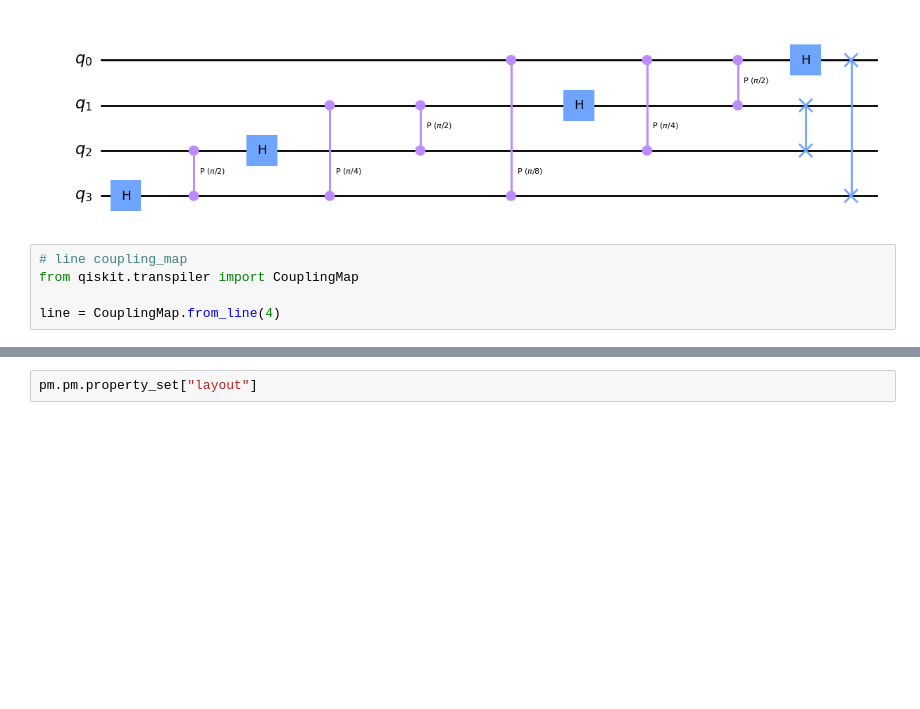
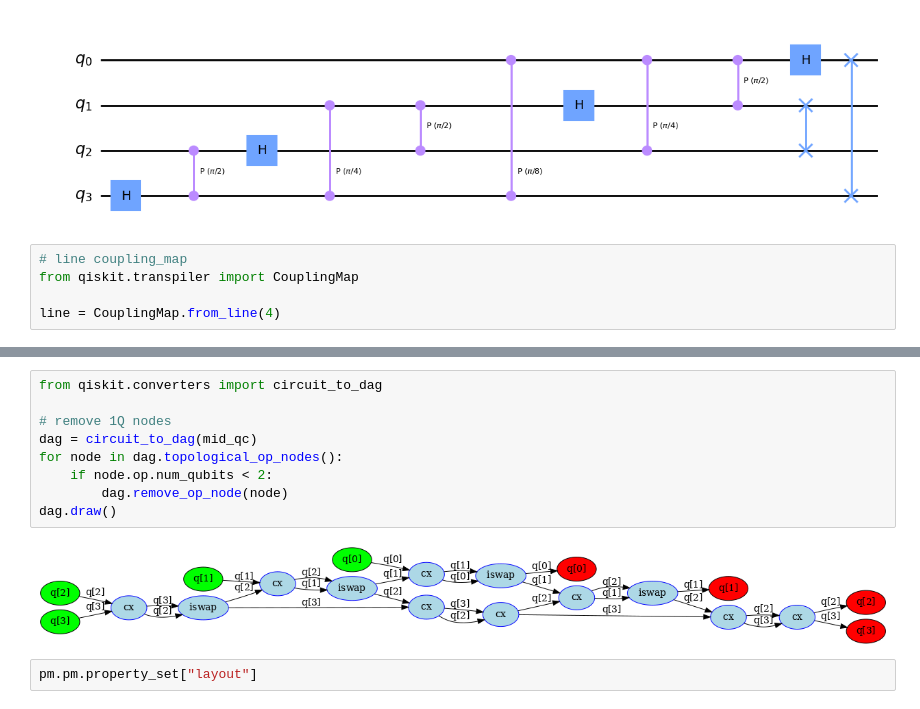
Before and after one commit to Pitt-JonesLab/mirror-gates, a Jupyter notebook: src/notebooks/circuit_dag.ipynb, the cells around one changed output, grey strips where cells are left out. Cells and saved outputs as stored; diff of their text form; blank space fills up the shorter version.

```diff
--- a/src/notebooks/circuit_dag.ipynb
+++ b/src/notebooks/circuit_dag.ipynb
@@ -40,3 +45,14 @@ mid_qc.draw(output="mpl")
+# %%
+from qiskit.converters import circuit_to_dag
+
+# remove 1Q nodes
+dag = circuit_to_dag(mid_qc)
+for node in dag.topological_op_nodes():
+    if node.op.num_qubits < 2:
+        dag.remove_op_node(node)
+dag.draw()
+# %% [output]
+[figure, added]
 # %%
 pm.pm.property_set["layout"]
 # %% [output]
```
Also changed, not shown: parts of 3 cells of this notebook, 2 other files.
